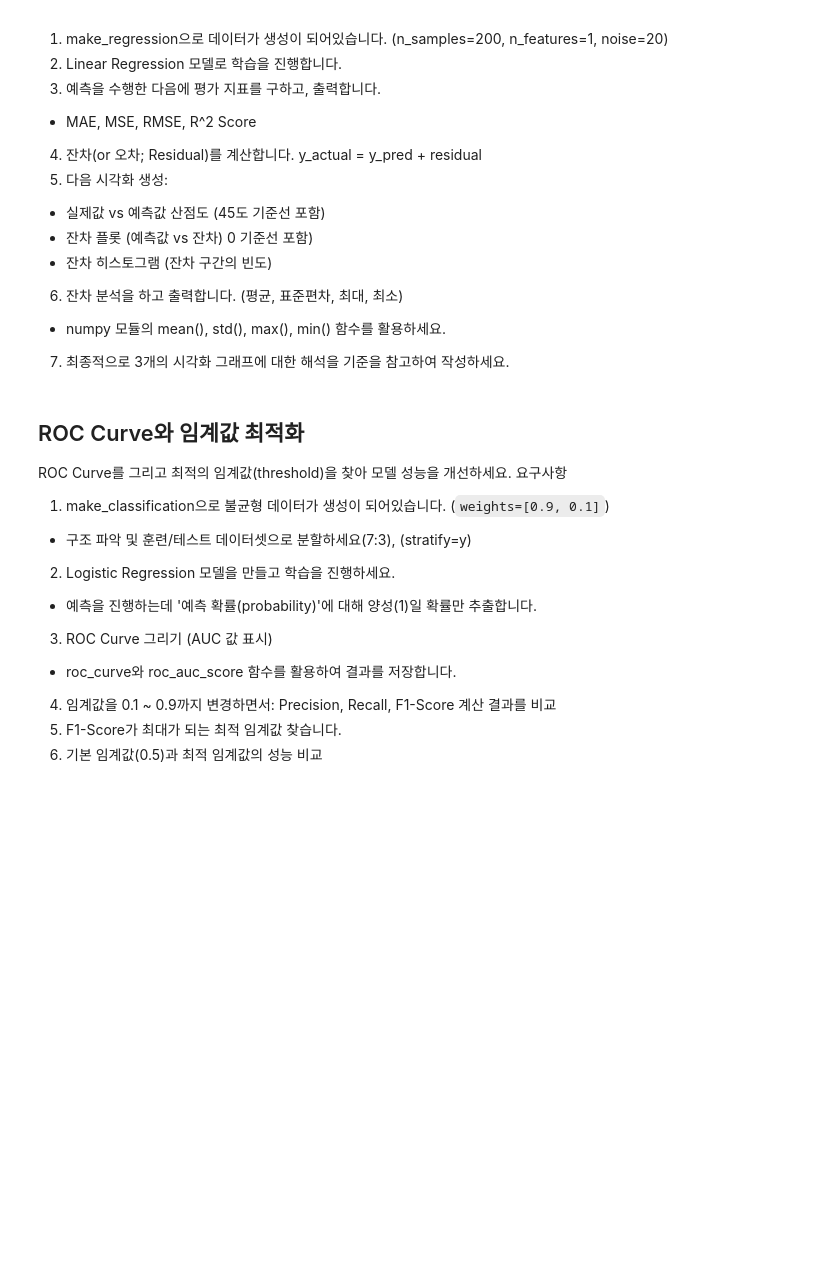
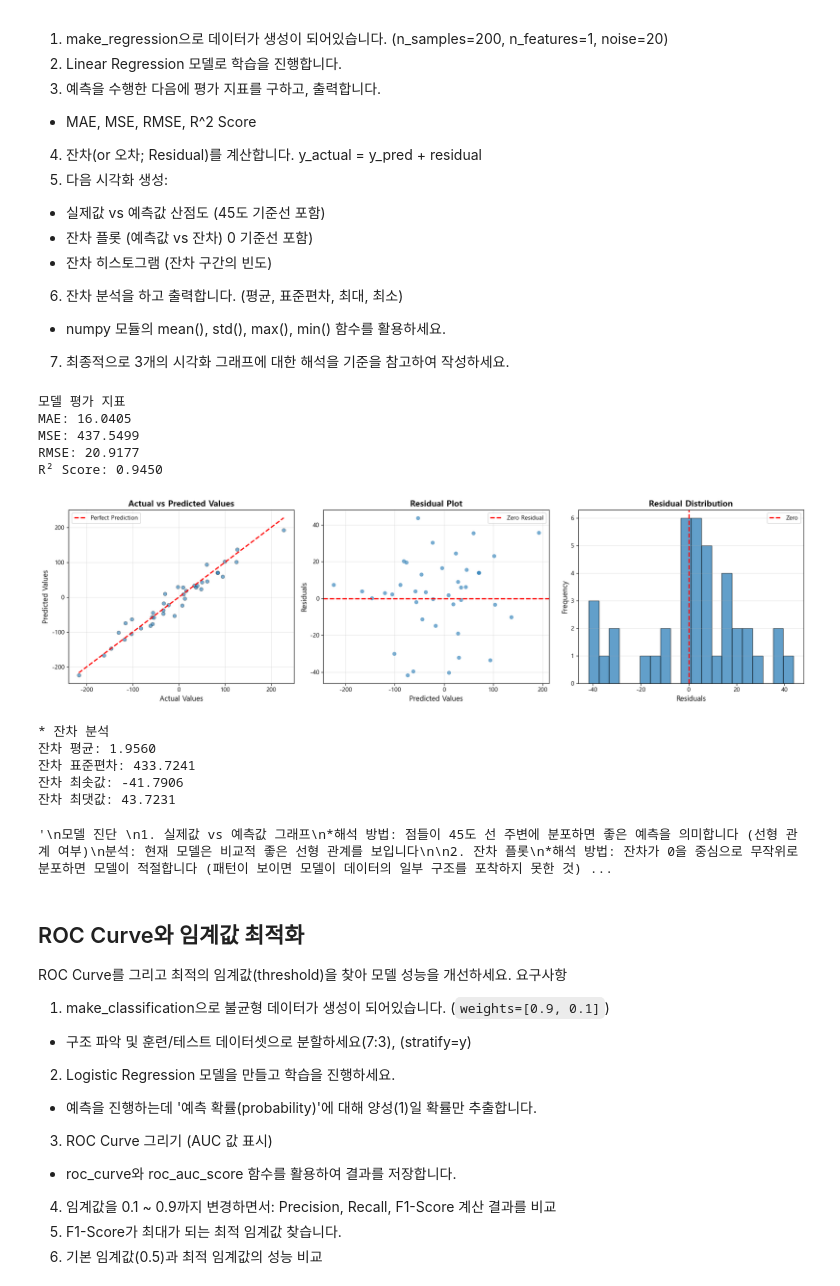
Before and after one commit to sano820/SSESAC_DE, a Jupyter notebook: 1126/[새싹][머신러닝] 모델 평가1 실습.ipynb, the cells around one changed output. Saved outputs shown, nothing was run; the diff lists cells and outputs as text; code cells hidden in the pictures; blank space fills up the shorter version.

```diff
--- a/1126/[새싹][머신러닝] 모델 평가1 실습.ipynb
+++ b/1126/[새싹][머신러닝] 모델 평가1 실습.ipynb
@@ -476,20 +522,20 @@ from sklearn.metrics import mean_absolute_error, mean_squared_error, r2_score
 X, y = make_regression(n_samples=200, n_features=1, noise=20, random_state=42)
 
 # 데이터 분할 (8:2)
-None
+X_train, X_test, y_train, y_test = train_test_split(X,y, test_size=0.2, random_state=42)
 
 # 모델 생성 및 학습
-model = None
-None
+model = LinearRegression()
+model.fit(X_train, y_train)
 
 # 예측 수행하기
-y_pred = None
+y_pred = model.predict(X_test)
 
 # 평가 지표 계산(MAE, MSE, RMSE, R^2 Score)
-mae = None
-mse = None
-rmse = None
-r2 = None
+mae = mean_absolute_error(y_test, y_pred)
+mse = mean_squared_error(y_test, y_pred)
+rmse = np.sqrt(mse)
+r2 = r2_score(y_test, y_pred)
 
 print("모델 평가 지표")
 print(f"MAE: {mae:.4f}")
@@ -498,13 +544,13 @@ print(f"RMSE: {rmse:.4f}")
 print(f"R² Score: {r2:.4f}")
 
 # 잔차 계산하기 (y_actual = y_predicted + residuals)
-residuals = None
+residuals = y_test - y_pred
 
 # 시각화
 fig, axes = plt.subplots(1, 3, figsize=(18, 5)) # 서브 플롯
 
 # 1. 실제값(actual) vs 예측값(predicted)에 대한 산점도
-axes[0].None(None, None, alpha=0.6, edgecolors='k', linewidth=0.5)
+axes[0].scatter(y_test, y_pred, alpha=0.6, edgecolors='k', linewidth=0.5)
 
 axes[0].plot([y_test.min(), y_test.max()],
              [y_test.min(), y_test.max()],
@@ -516,7 +562,7 @@ axes[0].legend()
 axes[0].grid(True, alpha=0.3)
 
 # 2. 잔차 Plot (X축: 예측값, Y축: 잔차에 대한 산점도)
-axes[1].None(None, None, alpha=0.6, edgecolors='k', linewidth=0.5)
+axes[1].scatter(y_pred, residuals, alpha=0.6, linewidth=0.5)
 axes[1].axhline(y=0, color='r', linestyle='--', lw=2, label='Zero Residual')
 axes[1].set_xlabel('Predicted Values', fontsize=12)
 axes[1].set_ylabel('Residuals', fontsize=12)
@@ -525,38 +571,51 @@ axes[1].legend()
 axes[1].grid(True, alpha=0.3)
 
 # 3. 잔차 히스토그램(잔차에 대한 빈도/분포 확인. 구간은 20개로 설정)
-axes[2].None(None, bins=None, edgecolor='black', alpha=0.7)
+axes[2].hist(residuals, bins=20, edgecolor='black', alpha=0.7)
 axes[2].axvline(x=0, color='r', linestyle='--', lw=2, label='Zero')
 axes[2].set_xlabel('Residuals', fontsize=12)
 axes[2].set_ylabel('Frequency', fontsize=12)
 axes[2].set_title('Residual Distribution', fontsize=14, fontweight='bold')
 axes[2].legend()
 axes[2].grid(True, alpha=0.3, axis='y')
 
 plt.tight_layout()
 plt.show()
 
 # 잔차 분석하기 (평균, 표준편차, 최소, 최대)
 print("* 잔차 분석")
-print(f"잔차 평균: {np.None(residuals):.4f}")
-print(f"잔차 표준편차: {np.None(residuals):.4f}")
-print(f"잔차 최솟값: {np.None(residuals):.4f}")
-print(f"잔차 최댓값: {np.None(residuals):.4f}")
+print(f"잔차 평균: {np.mean(residuals):.4f}")
+print(f"잔차 표준편차: {np.var(residuals):.4f}")
+print(f"잔차 최솟값: {np.min(residuals):.4f}")
+print(f"잔차 최댓값: {np.max(residuals):.4f}")
 
 '''
 모델 진단
 1. 실제값 vs 예측값 그래프
 *해석 방법: 점들이 45도 선 주변에 분포하면 좋은 예측을 의미합니다 (선형 관계 여부)
 분석: 현재 모델은 비교적 좋은 선형 관계를 보입니다
 
 2. 잔차 플롯
 *해석 방법: 잔차가 0을 중심으로 무작위로 분포하면 모델이 적절합니다 (패턴이 보이면 모델이 데이터의 일부 구조를 포착하지 못한 것)
 분석: 현재 잔차는 비교적 균일하게 분포되어 있습니다
 
 3. 잔차 히스토그램
 *해석 방법: 정규분포에 가까우면 모델의 가정이 만족됩니다
 분석: 현재 잔차는 0을 중심으로 종 모양 분포를 보입니다
 '''
+# %% [output]
+모델 평가 지표
+MAE: 16.0405
+MSE: 437.5499
+RMSE: 20.9177
+R² Score: 0.9450
+[figure, added]
+* 잔차 분석
+잔차 평균: 1.9560
+잔차 표준편차: 433.7241
+잔차 최솟값: -41.7906
+잔차 최댓값: 43.7231
+'\n모델 진단 \n1. 실제값 vs 예측값 그래프\n*해석 방법: 점들이 45도 선 주변에 분포하면 좋은 예측을 의미합니다 (선형 관계 여부)\n분석: 현재 모델은 비교적 좋은 선형 관계를 보입니다\n\n2. 잔차 플롯\n*해석 방법: 잔차가 0을 중심으로 무작위로 분포하면 모델이 적절합니다 (패턴이 보이면 모델이 데이터의 일부 구조를 포착하지 못한 것) ...
 # %% [markdown]
 ## ROC Curve와 임계값 최적화
 
```
Also changed, not shown: parts of 4 cells of this notebook, 2 other files.
